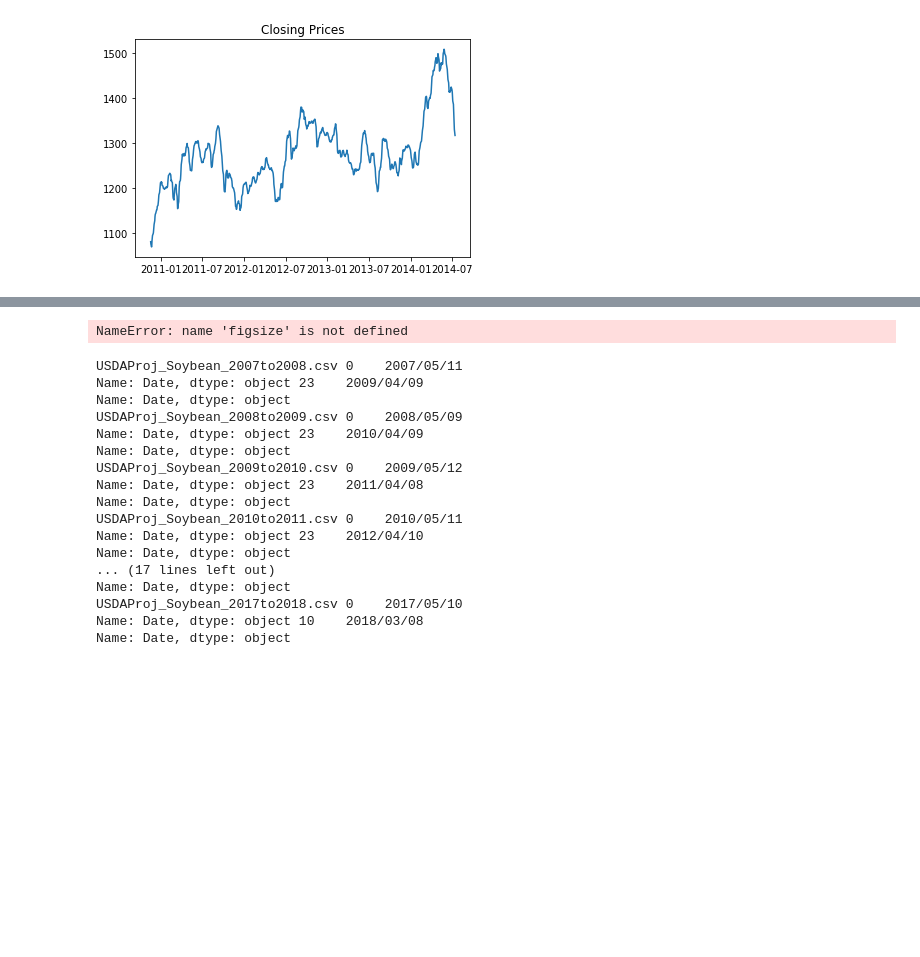
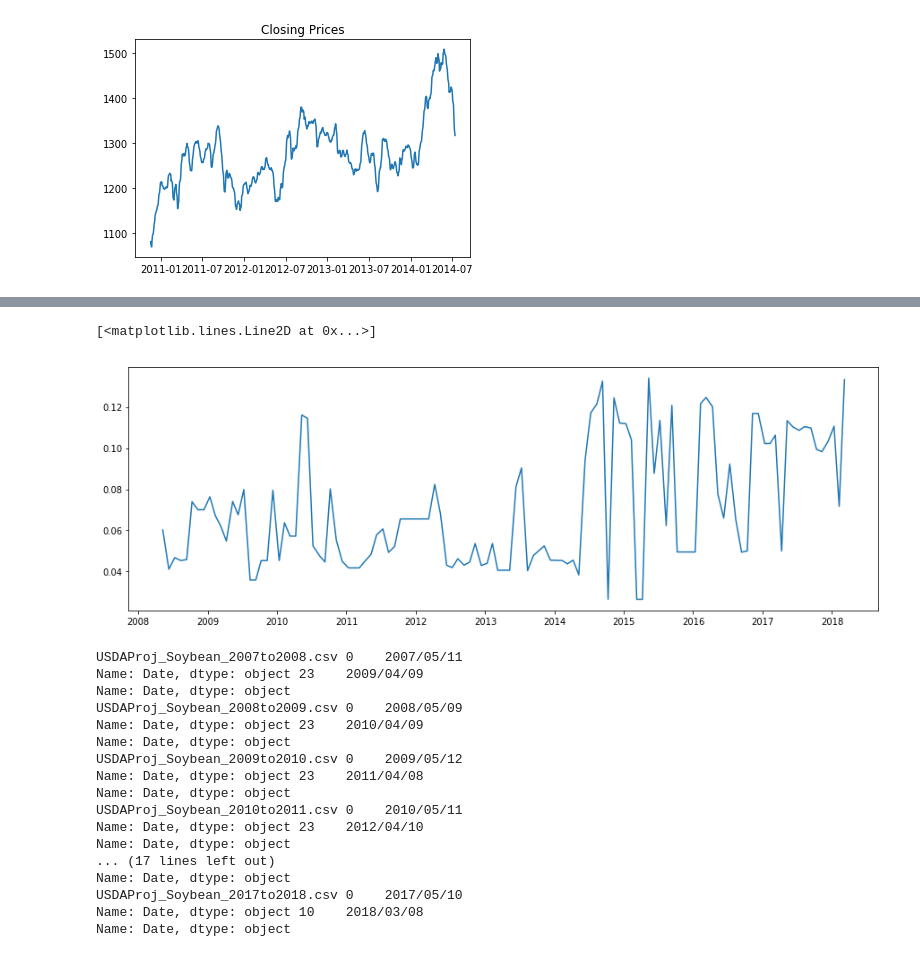
Before and after one commit to Nirvan-Data/commodities-forecast, a Jupyter notebook: commodities.ipynb, the cells around one changed output, grey strips where cells are left out. Drawn from its saved outputs; the diff is of its cells as text; code cells hidden in the pictures; blank space fills up the shorter version.

Commit message:
fix figsize error

```diff
--- a/commodities.ipynb
+++ b/commodities.ipynb
@@ -150,13 +166,14 @@ plt.show()
 # %%
 ### STOCKS TO USE RATIO ###
 ### Ending Stocks / Total Use ###
 
 df1['StocksToUse'] = df1['Ending Stocks']/df1['Total Use']
 
-plt.subplots(figsize(15,5))
+plt.subplots(figsize = (15,5))
 plt.plot(df1.index, df1.StocksToUse)
 # %% [output]
-NameError: name 'figsize' is not defined
+[<matplotlib.lines.Line2D at 0x...>]
+[figure, added]
 # %%
 # soyfiles.sort()
 
```
Also changed, not shown: parts of 2 cells of this notebook.
